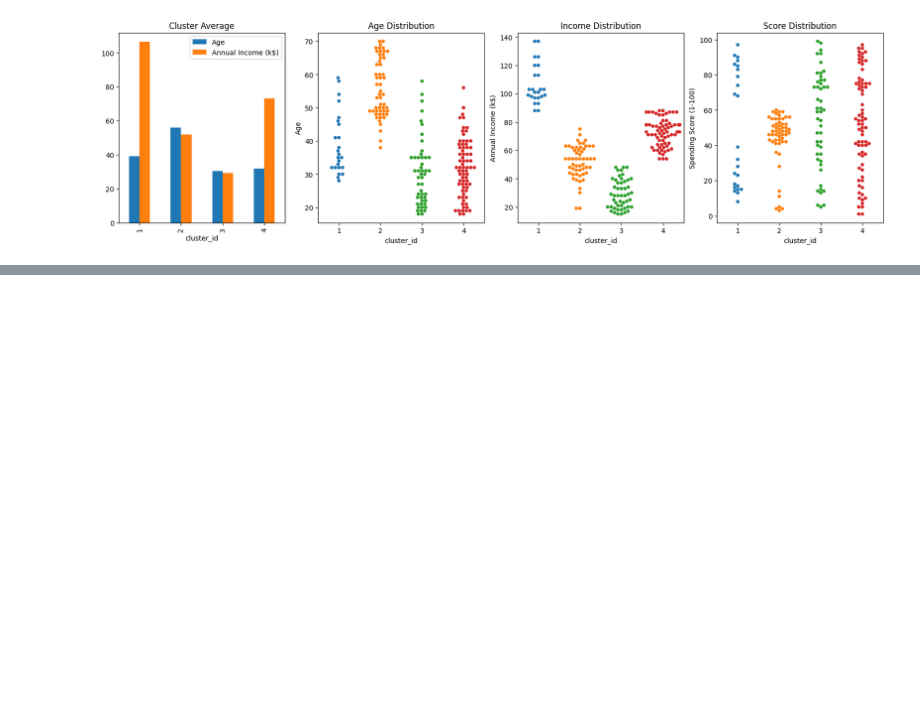
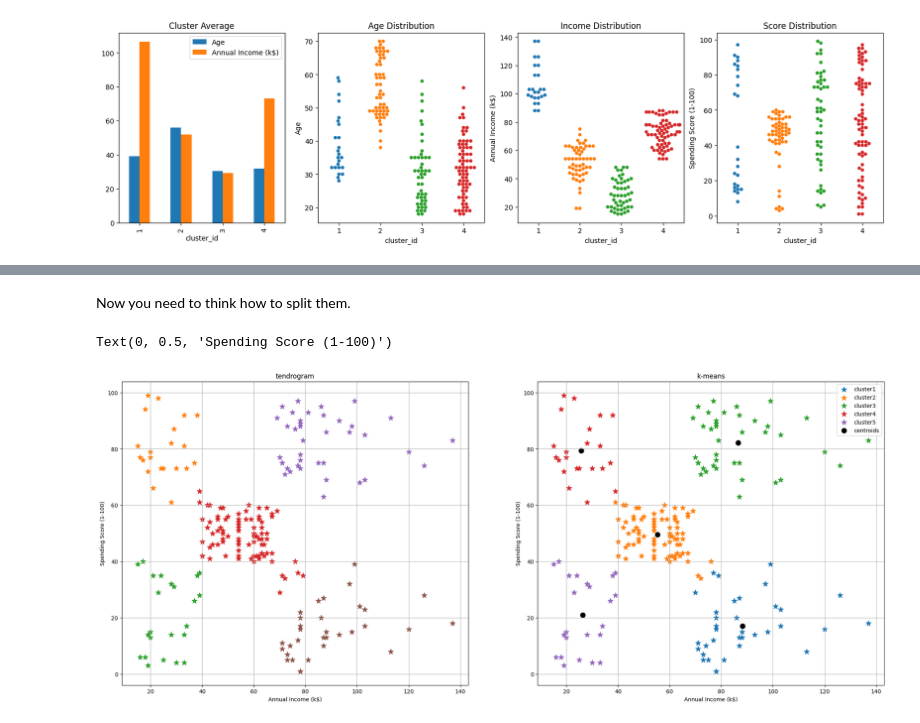
Before and after one commit to AkiraNom/data-analysis-notebook, a Jupyter notebook: Customer_segmentation.ipynb, the cells around one changed output, grey strips where cells are left out. Saved outputs shown, nothing was run; the diff lists cells and outputs as text; code cells hidden in the pictures; blank space fills up the shorter version.

```diff
--- a/Customer_segmentation.ipynb
+++ b/Customer_segmentation.ipynb
@@ -294,0 +393,35 @@ ax[3].set_title('Score Distribution');
+# %% [markdown]
+Now you need to think how to split them.
+# %%
+from scipy.cluster.hierarchy import dendrogram, linkage, fcluster
+linkage_result
+t = 0.5*max(linkage_result[:,2])
+c = fcluster(linkage_result, t, criterion="distance")
+
+df_link["l_score"] = c
+
+fig, (ax1,ax2) = plt.subplots(1, 2, figsize=(25, 10))
+
+# plot clusters with dendrogram
+ax1.set_title("tendrogram")
+for n in range(6):
+    #plt.scatter(df_link[Income], df_link[Score])
+    ax1.scatter(df_link[df_link["l_score"] == n][Income], df_link[df_link["l_score"] == n][Score], s=100, c=cm.tab20(n*2), marker="*", label="cluster"+str(n+1))
+ax1.grid()
+ax1.set_xlabel(Income)
+ax1.set_ylabel(Score)
+
+# plot clusters with k-means
+ax2.set_title("k-means")
+for n in range(5):
+    ax2.scatter(X[y_km == n, 0], X[y_km == n, 1], s=100, c=cm.tab20(n*2), marker="*", label="cluster"+str(n+1))
+
+#set a controid
+ax2.scatter(km.cluster_centers_[:, 0], km.cluster_centers_[:, 1], s=80, marker="o", c="black", label="centroids")
+ax2.legend()
+ax2.grid()
+ax2.set_xlabel(Income)
+ax2.set_ylabel(Score)
+# %% [output]
+Text(0, 0.5, 'Spending Score (1-100)')
+[figure, added]
```
Also changed, not shown: parts of 20 cells of this notebook.
